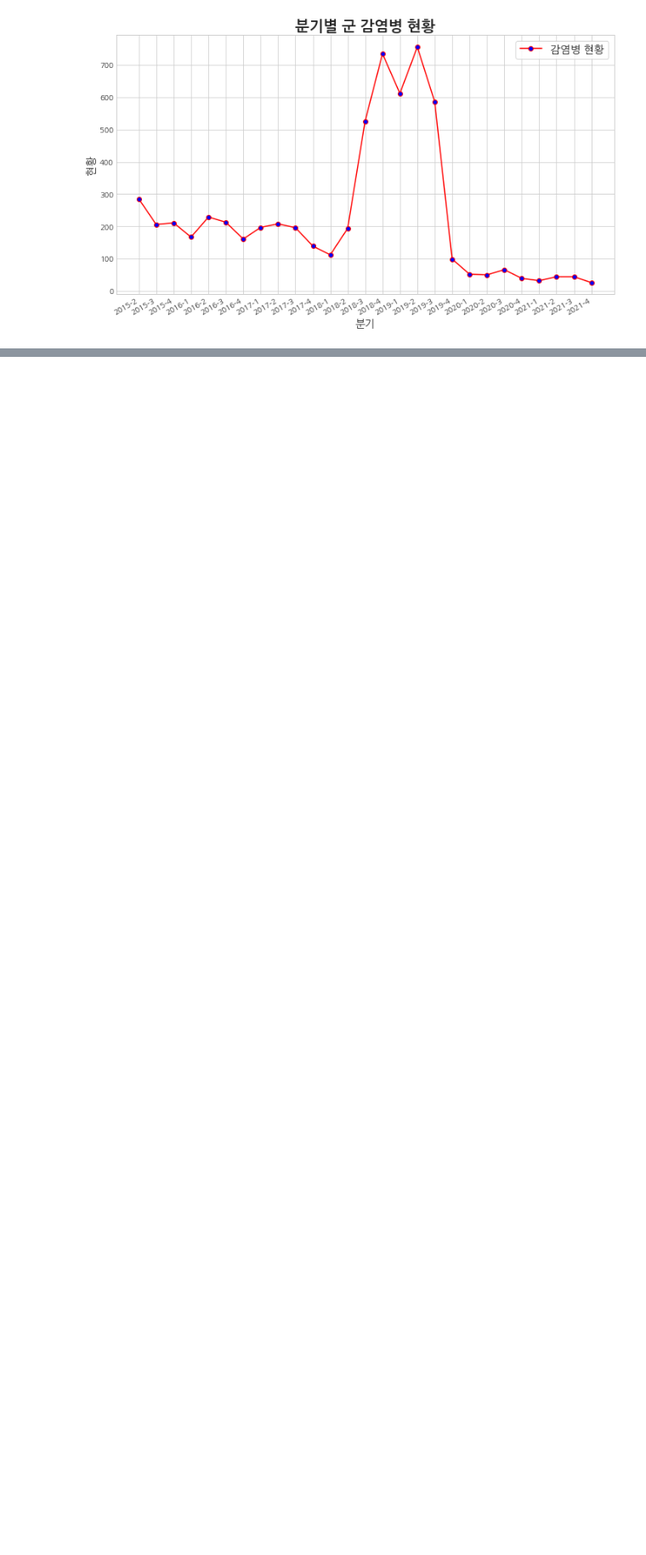
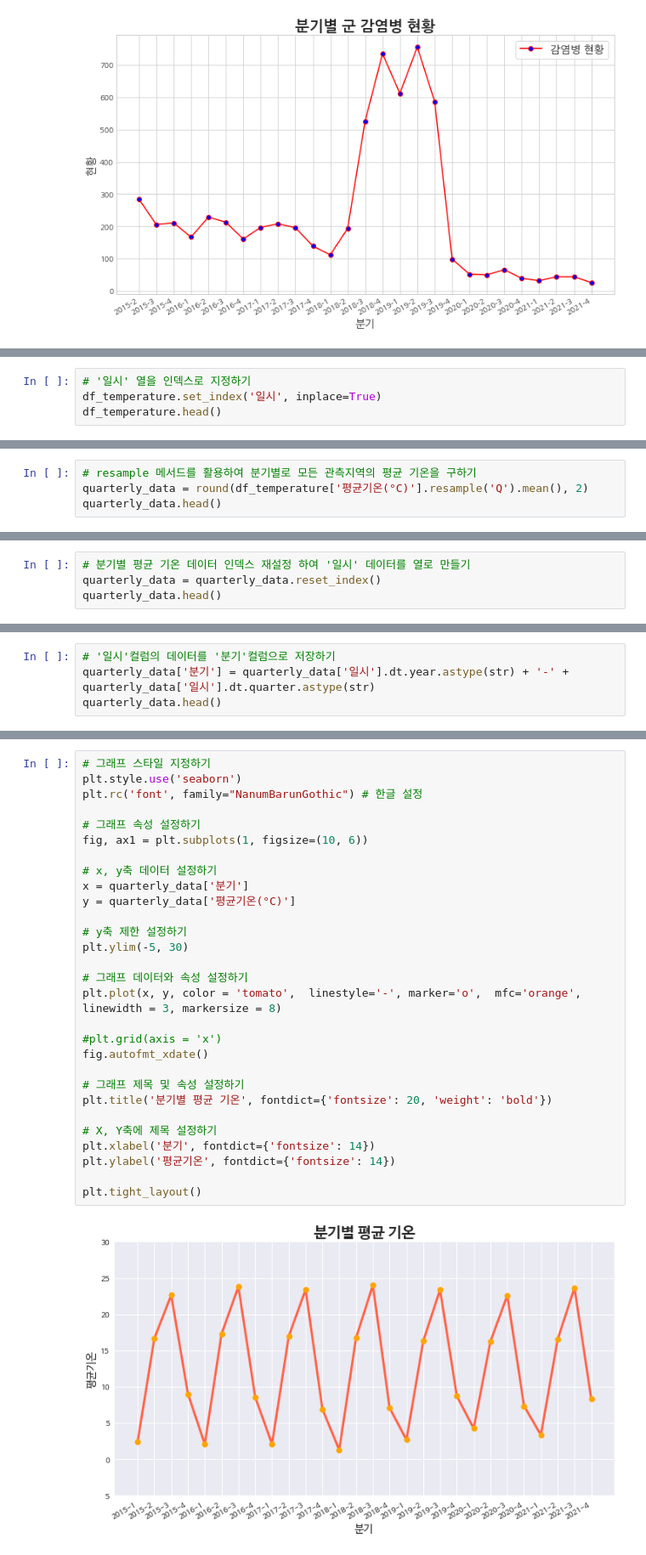
Before and after one commit to thdfydgh/MilitaryProjectDA, a Jupyter notebook: [Project]_날씨_변화에_따른_군_감영볌_정보_EDA_분석_및_데이터_시각화.ipynb, the cells around one changed output, grey strips where cells are left out. Shown at 85% size. Saved outputs shown, nothing was run; the diff lists cells and outputs as text; blank space fills up the shorter version.

```diff
--- a/[Project]_날씨_변화에_따른_군_감영볌_정보_EDA_분석_및_데이터_시각화.ipynb
+++ b/[Project]_날씨_변화에_따른_군_감영볌_정보_EDA_분석_및_데이터_시각화.ipynb
@@ -304,0 +325,4 @@ plt.tight_layout()
+# %%
+# '일시' 열을 인덱스로 지정하기
+df_temperature.set_index('일시', inplace=True)
+df_temperature.head()
@@ -304,0 +337,4 @@ plt.tight_layout()
+# %%
+# resample 메서드를 활용하여 분기별로 모든 관측지역의 평균 기온을 구하기
+quarterly_data = round(df_temperature['평균기온(°C)'].resample('Q').mean(), 2)
+quarterly_data.head()
@@ -304,0 +349,4 @@ plt.tight_layout()
+# %%
+# 분기별 평균 기온 데이터 인덱스 재설정 하여 '일시' 데이터를 열로 만들기
+quarterly_data = quarterly_data.reset_index()
+quarterly_data.head()
@@ -304,0 +360,4 @@ plt.tight_layout()
+# %%
+# '일시'컬럼의 데이터를 '분기'컬럼으로 저장하기
+quarterly_data['분기'] = quarterly_data['일시'].dt.year.astype(str) + '-' + quarterly_data['일시'].dt.quarter.astype(str)
+quarterly_data.head()
@@ -304,0 +371,31 @@ plt.tight_layout()
+# %%
+# 그래프 스타일 지정하기
+plt.style.use('seaborn')
+plt.rc('font', family="NanumBarunGothic") # 한글 설정
+
+# 그래프 속성 설정하기
+fig, ax1 = plt.subplots(1, figsize=(10, 6))
+
+# x, y축 데이터 설정하기
+x = quarterly_data['분기']
+y = quarterly_data['평균기온(°C)']
+
+# y축 제한 설정하기
+plt.ylim(-5, 30)
+
+# 그래프 데이터와 속성 설정하기
+plt.plot(x, y, color = 'tomato',  linestyle='-', marker='o',  mfc='orange', linewidth = 3, markersize = 8)
+
+#plt.grid(axis = 'x')
+fig.autofmt_xdate()
+
+# 그래프 제목 및 속성 설정하기
+plt.title('분기별 평균 기온', fontdict={'fontsize': 20, 'weight': 'bold'})
+
+# X, Y축에 제목 설정하기
+plt.xlabel('분기', fontdict={'fontsize': 14})
+plt.ylabel('평균기온', fontdict={'fontsize': 14})
+
+plt.tight_layout()
+# %% [output]
+[figure, added]
```
Also changed, not shown: parts of 7 cells of this notebook.
